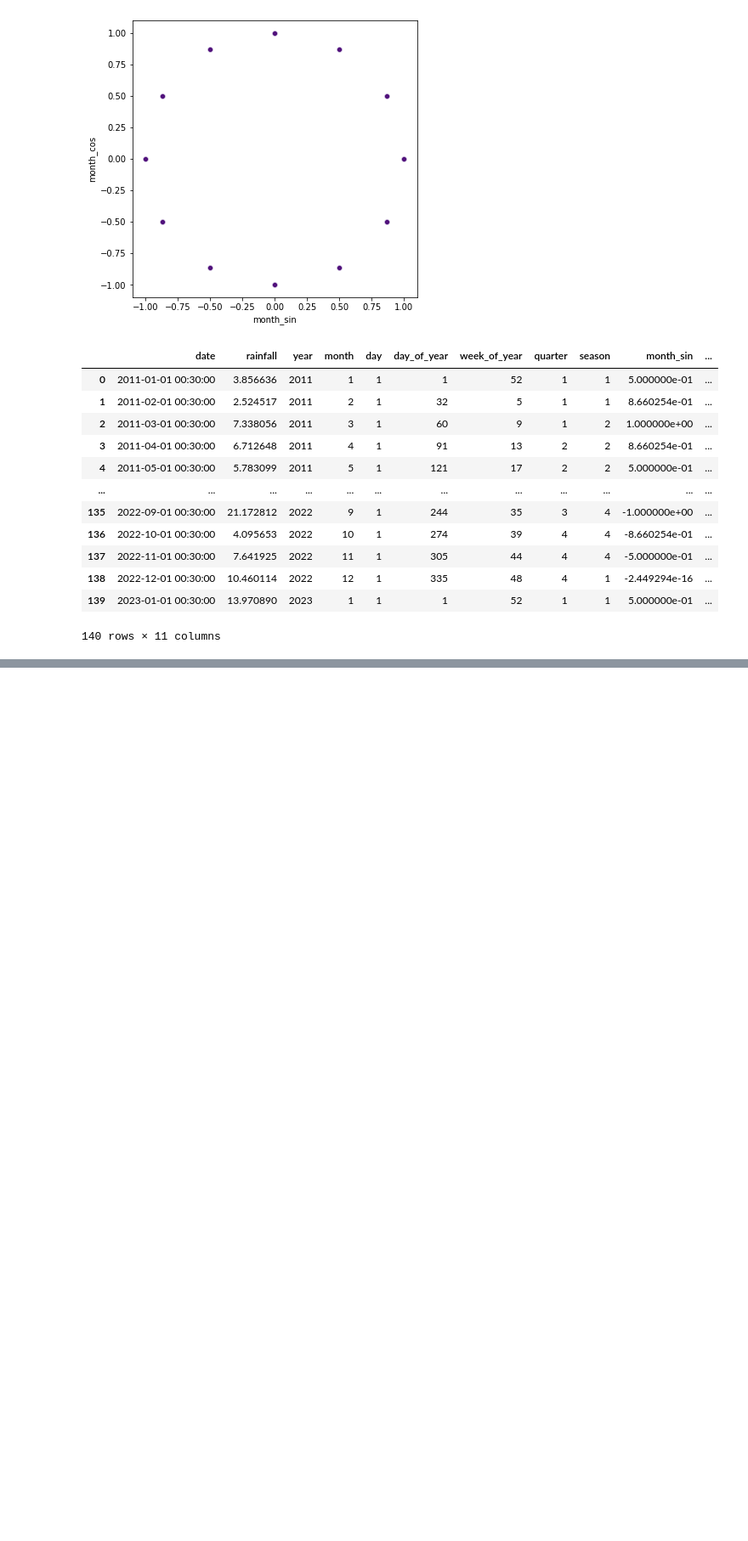
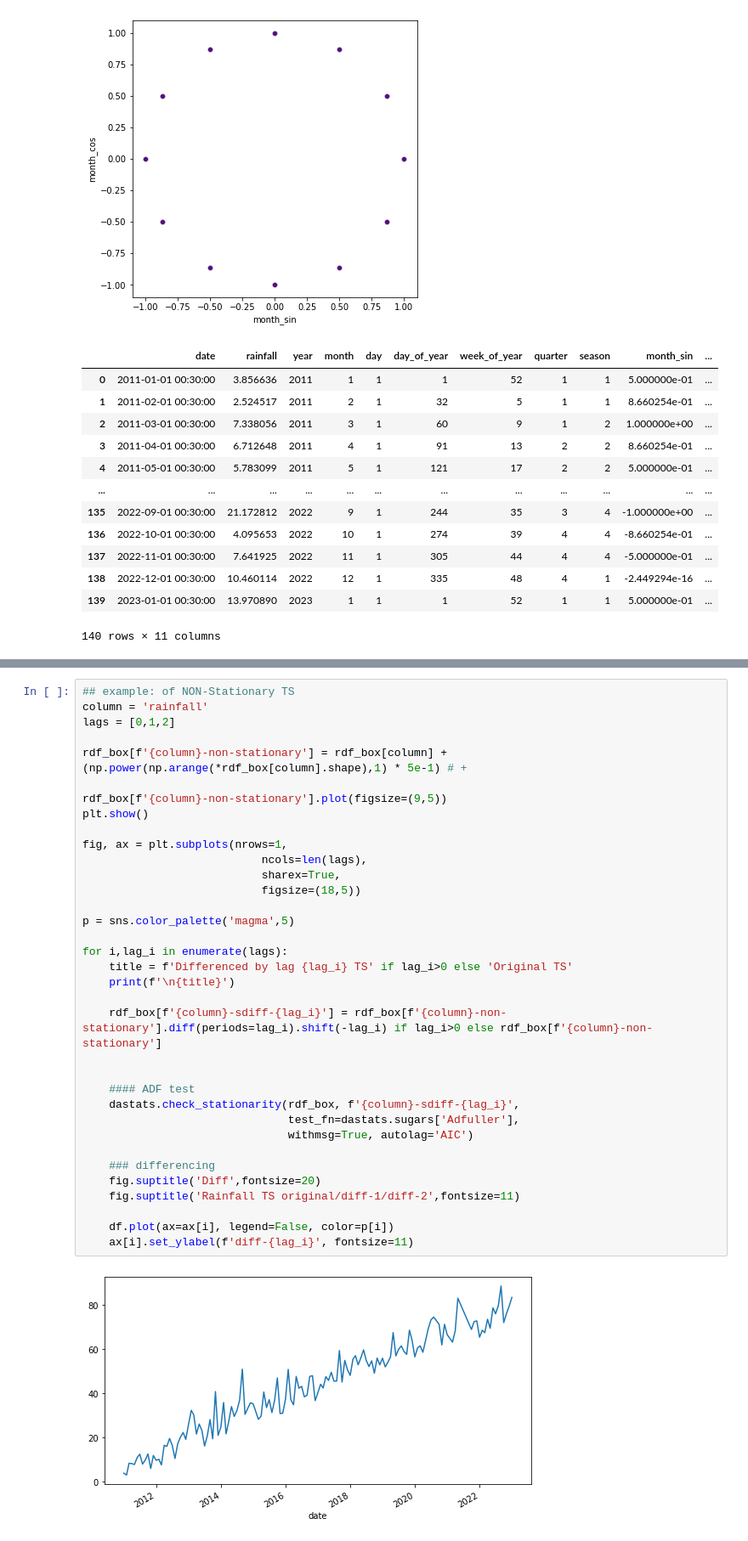
Before and after one commit to alex-gherega/gis-da, a Jupyter notebook: Rainfall-TS-analysis.ipynb, the cells around one changed output, grey strips where cells are left out. Shown at 85% size. Cells and saved outputs as stored; diff of their text form; blank space fills up the shorter version.

```diff
--- a/Rainfall-TS-analysis.ipynb
+++ b/Rainfall-TS-analysis.ipynb
@@ -733,0 +511,37 @@ for lag_i in lags:
+# %%
+## example: of NON-Stationary TS
+column = 'rainfall'
+lags = [0,1,2]
+
+rdf_box[f'{column}-non-stationary'] = rdf_box[column] + (np.power(np.arange(*rdf_box[column].shape),1) * 5e-1) # +
+
+rdf_box[f'{column}-non-stationary'].plot(figsize=(9,5))
+plt.show()
+
+fig, ax = plt.subplots(nrows=1,
+                           ncols=len(lags),
+                           sharex=True,
+                           figsize=(18,5))
+
+p = sns.color_palette('magma',5)
+
+for i,lag_i in enumerate(lags):
+    title = f'Differenced by lag {lag_i} TS' if lag_i>0 else 'Original TS'
+    print(f'\n{title}')
+
+    rdf_box[f'{column}-sdiff-{lag_i}'] = rdf_box[f'{column}-non-stationary'].diff(periods=lag_i).shift(-lag_i) if lag_i>0 else rdf_box[f'{column}-non-stationary']
+
+
+    #### ADF test
+    dastats.check_stationarity(rdf_box, f'{column}-sdiff-{lag_i}',
+                               test_fn=dastats.sugars['Adfuller'],
+                               withmsg=True, autolag='AIC')
+
+    ### differencing
+    fig.suptitle('Diff',fontsize=20)
+    fig.suptitle('Rainfall TS original/diff-1/diff-2',fontsize=11)
+
+    df.plot(ax=ax[i], legend=False, color=p[i])
+    ax[i].set_ylabel(f'diff-{lag_i}', fontsize=11)
+# %% [output]
+[figure, added]
```
Also changed, not shown: parts of 18 cells of this notebook, 2 other files.
